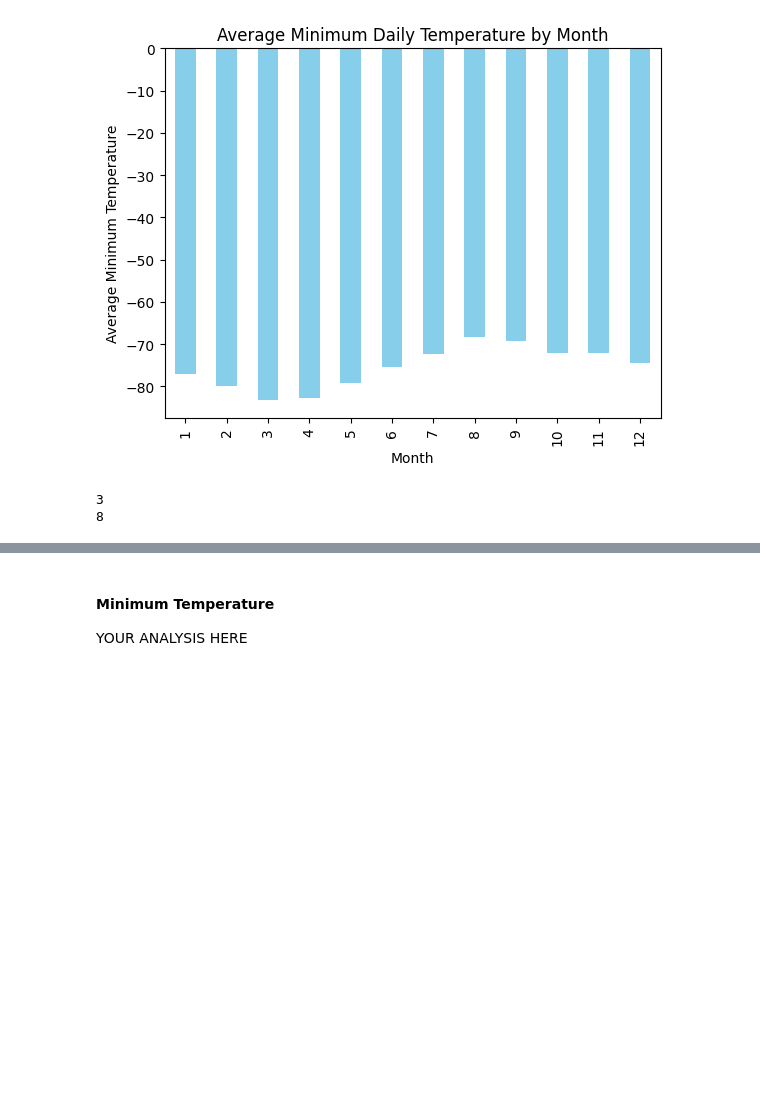
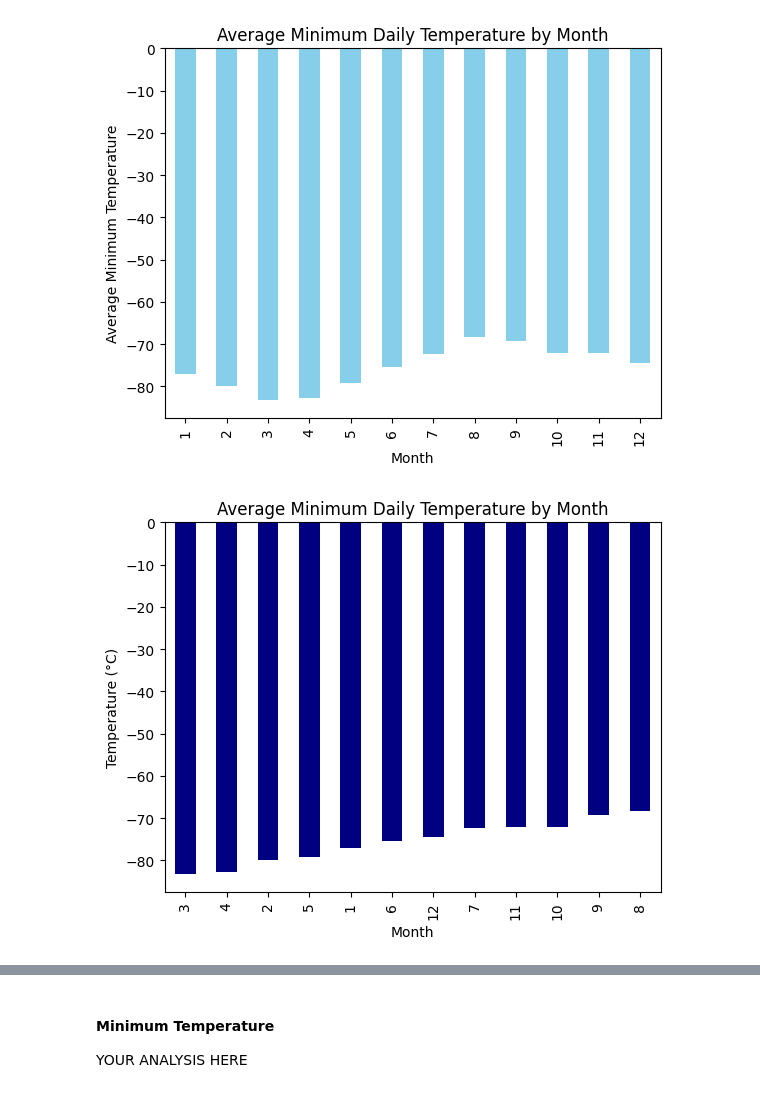
Before and after one commit to yslavcom-code/challenge-11-mars-scraping, a Jupyter notebook: part_2_mars_weather.ipynb, the cells around one changed output, grey strips where cells are left out. Cells and saved outputs as stored; diff of their text form; code cells hidden in the pictures; blank space fills up the shorter version.

```diff
--- a/part_2_mars_weather.ipynb
+++ b/part_2_mars_weather.ipynb
@@ -100,8 +100,8 @@ df['terrestrial_date'] = pd.to_datetime(df['terrestrial_date'])
 df['sol'] = df['sol'].astype('int32')
 df['ls'] = df['ls'].astype('int32')
 df['month'] = df['month'].astype('int32')
-df['min_temp'] = pd.to_numeric(df['min_temp'], downcast='float')
-df['pressure'] = pd.to_numeric(df['pressure'], downcast='float')
+df['min_temp'] = df['min_temp'].astype('float64')
+df['pressure'] = df['pressure'].astype('float64')
 # %%
 # Confirm type changes were successful by examining data types again
 print(df.dtypes)
@@ -172,12 +172,14 @@ plt.show()
 [figure]
 # %%
 # Identify the coldest and hottest months in Curiosity's location by sorting the previous graph
-coldest = monthly_avg_temp.idxmin()
-print(coldest)
-hottest = monthly_avg_temp.idxmax()
-print(hottest)
+monthly_avg_temp_sorted = monthly_avg_temp.sort_values()
+
+monthly_avg_temp_sorted.plot(kind='bar', color='navy')
+plt.xlabel('Month')
+plt.ylabel('Temperature (°C)')
+plt.title('Average Minimum Daily Temperature by Month')
+plt.show()
 # %% [output]
-3
-8
+[figure, added]
 # %%
 # 4. What is the average pressure by month?
```
Also changed, not shown: parts of 7 cells of this notebook.
